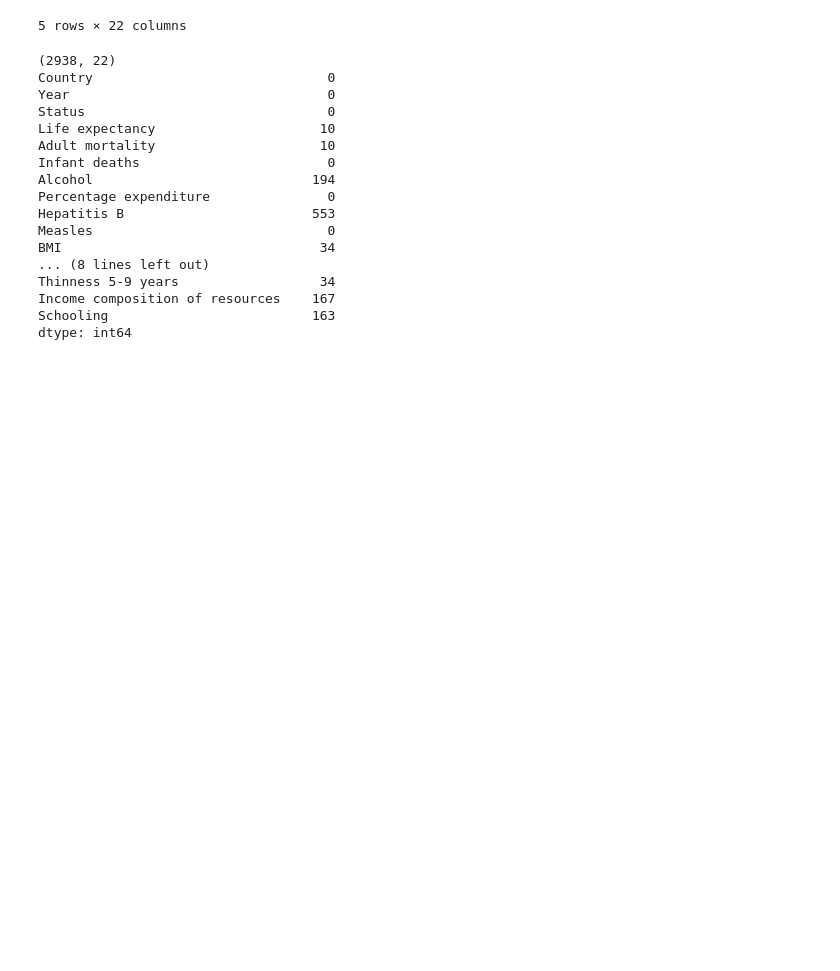
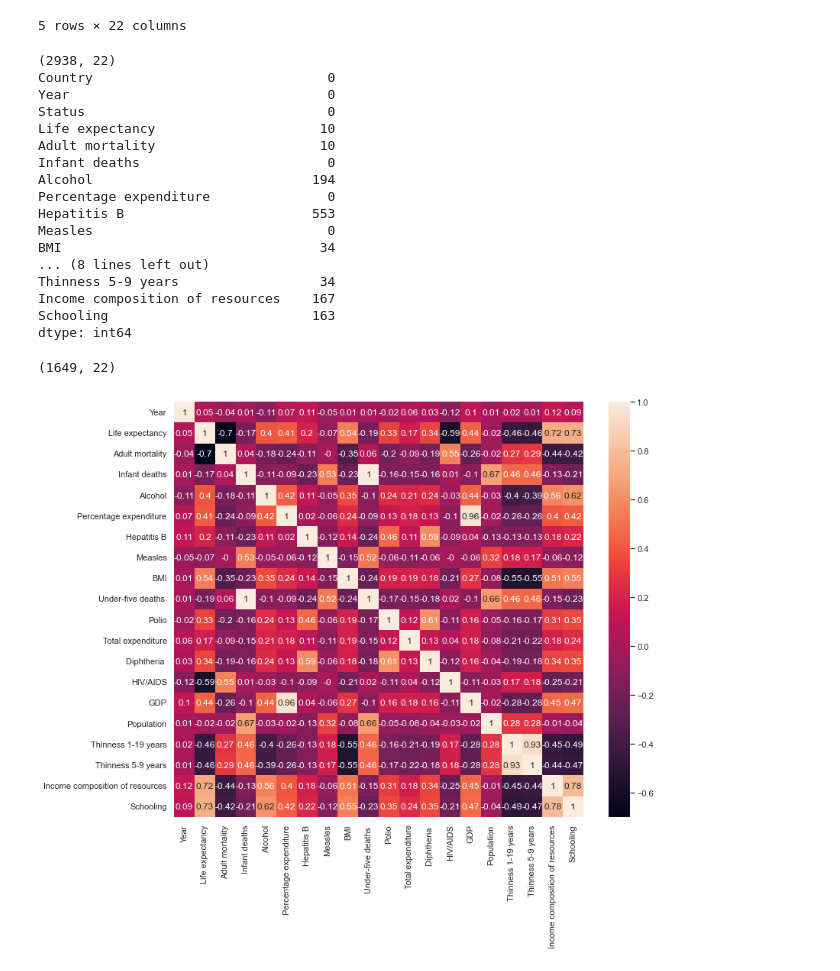
Before and after one commit to soeunida/-, a Jupyter notebook: Untitled-1.ipynb, the cells around one changed output. Saved outputs shown, nothing was run; the diff lists cells and outputs as text; code cells hidden in the pictures; blank space fills up the shorter version.

```diff
--- a/Untitled-1.ipynb
+++ b/Untitled-1.ipynb
@@ -149,3 +149,15 @@ Thinness 5-9 years                  34
 Income composition of resources    167
 Schooling                          163
 dtype: int64
+# %%
+life.dropna(inplace = True)
+print(life.shape)
+# %% [output]
+(1649, 22)
+# %%
+sns.set (rc={'figure.figsize':(12,10)}) #상관행렬 가시
+correlation_matrix = life.corr().round(2) #상관 행렬 생성
+sns.heatmap(data=correlation_matrix, annot=True)
+plt.show()
+# %% [output]
+[figure, added]
```
